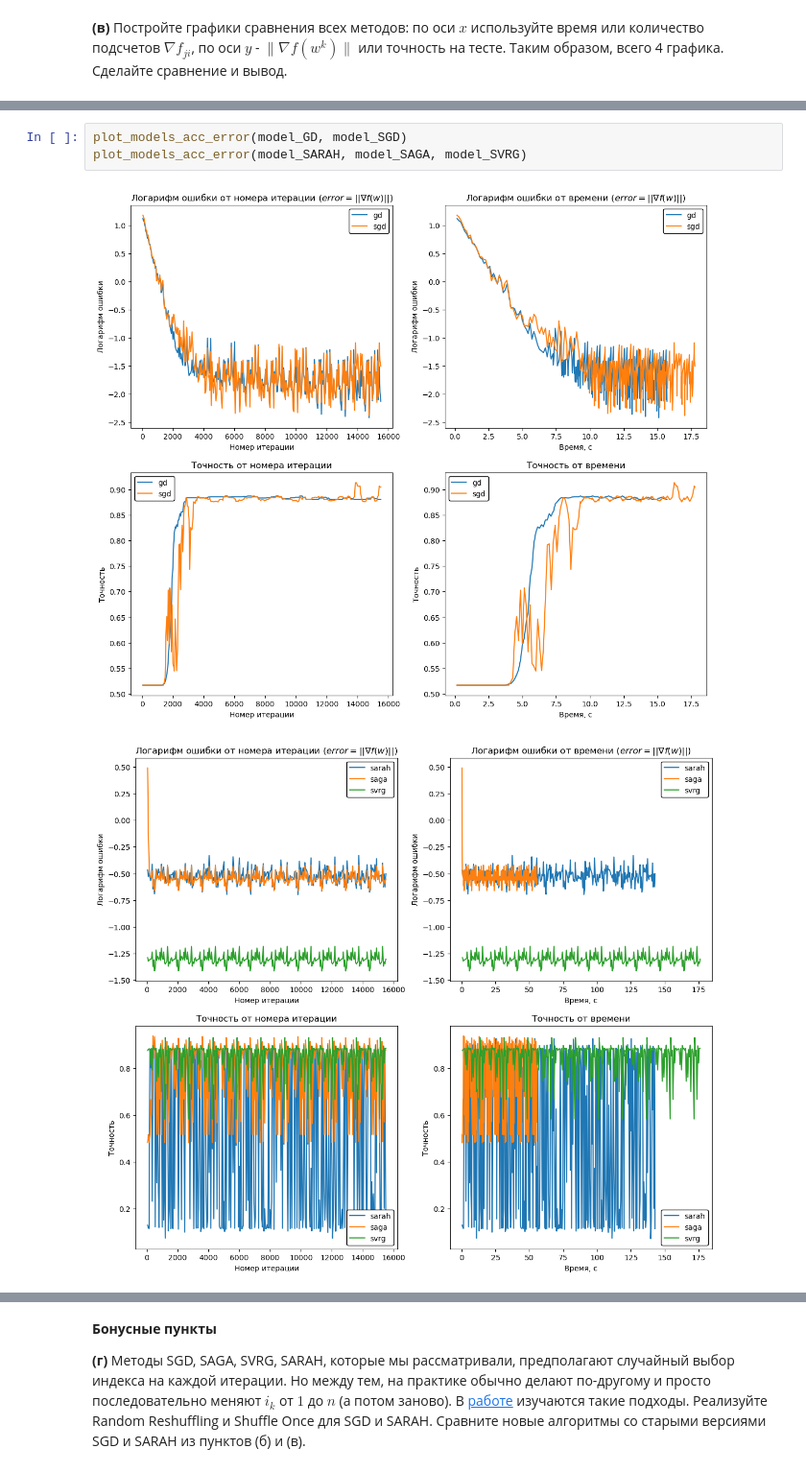
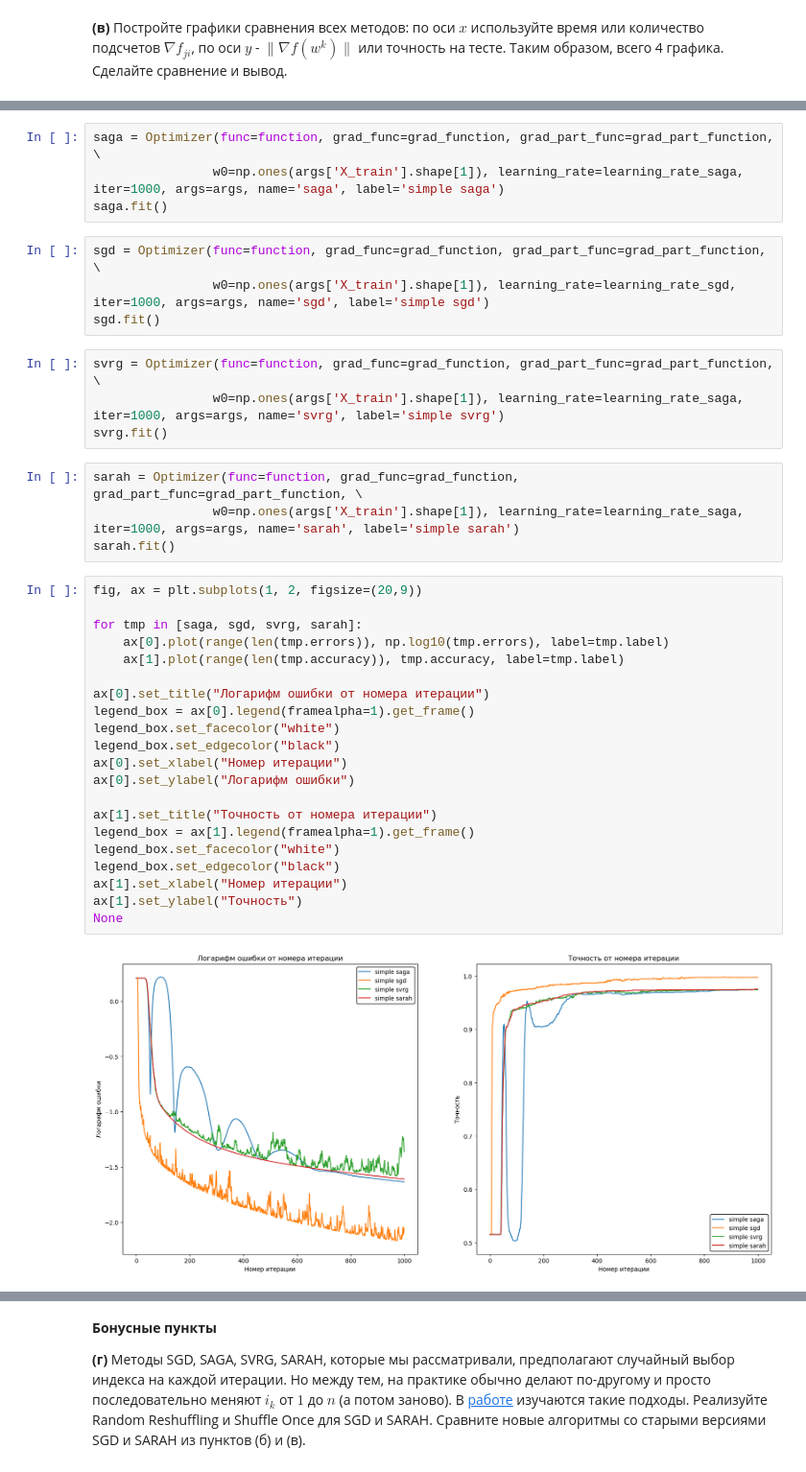
Before and after one commit to kreininmv/Applied-optimization, a Jupyter notebook: Homework/Kreinin_Matvei_Optimization_HW_5.ipynb, the cells around one changed output, grey strips where cells are left out. Shown at 96% size. Saved outputs shown, nothing was run; the diff lists cells and outputs as text.

```diff
--- a/Homework/Kreinin_Matvei_Optimization_HW_5.ipynb
+++ b/Homework/Kreinin_Matvei_Optimization_HW_5.ipynb
@@ -296,8 +334,41 @@ model_SARAH.fit_test(X_train, y_train, X_test, y_test)
-# %%
-plot_models_acc_error(model_GD, model_SGD)
-plot_models_acc_error(model_SARAH, model_SAGA, model_SVRG)
-# %% [output]
-[figure, removed]
-[figure, removed]
+# %%
+saga = Optimizer(func=function, grad_func=grad_function, grad_part_func=grad_part_function, \
+                w0=np.ones(args['X_train'].shape[1]), learning_rate=learning_rate_saga, iter=1000, args=args, name='saga', label='simple saga')
+saga.fit()
+# %%
+sgd = Optimizer(func=function, grad_func=grad_function, grad_part_func=grad_part_function, \
+                w0=np.ones(args['X_train'].shape[1]), learning_rate=learning_rate_sgd, iter=1000, args=args, name='sgd', label='simple sgd')
+sgd.fit()
+# %%
+svrg = Optimizer(func=function, grad_func=grad_function, grad_part_func=grad_part_function, \
+                w0=np.ones(args['X_train'].shape[1]), learning_rate=learning_rate_saga, iter=1000, args=args, name='svrg', label='simple svrg')
+svrg.fit()
+# %%
+sarah = Optimizer(func=function, grad_func=grad_function, grad_part_func=grad_part_function, \
+                w0=np.ones(args['X_train'].shape[1]), learning_rate=learning_rate_saga, iter=1000, args=args, name='sarah', label='simple sarah')
+sarah.fit()
+# %%
+fig, ax = plt.subplots(1, 2, figsize=(20,9))
+
+for tmp in [saga, sgd, svrg, sarah]:
+    ax[0].plot(range(len(tmp.errors)), np.log10(tmp.errors), label=tmp.label)
+    ax[1].plot(range(len(tmp.accuracy)), tmp.accuracy, label=tmp.label)
+
+ax[0].set_title("Логарифм ошибки от номера итерации")
+legend_box = ax[0].legend(framealpha=1).get_frame()
+legend_box.set_facecolor("white")
+legend_box.set_edgecolor("black")
+ax[0].set_xlabel("Номер итерации")
+ax[0].set_ylabel("Логарифм ошибки")
+
+ax[1].set_title("Точность от номера итерации")
+legend_box = ax[1].legend(framealpha=1).get_frame()
+legend_box.set_facecolor("white")
+legend_box.set_edgecolor("black")
+ax[1].set_xlabel("Номер итерации")
+ax[1].set_ylabel("Точность")
+None
+# %% [output]
+[figure, added]
 # %% [markdown]
 ## Вывод:
```
Also changed, not shown: parts of 13 cells of this notebook, 1 other file.
